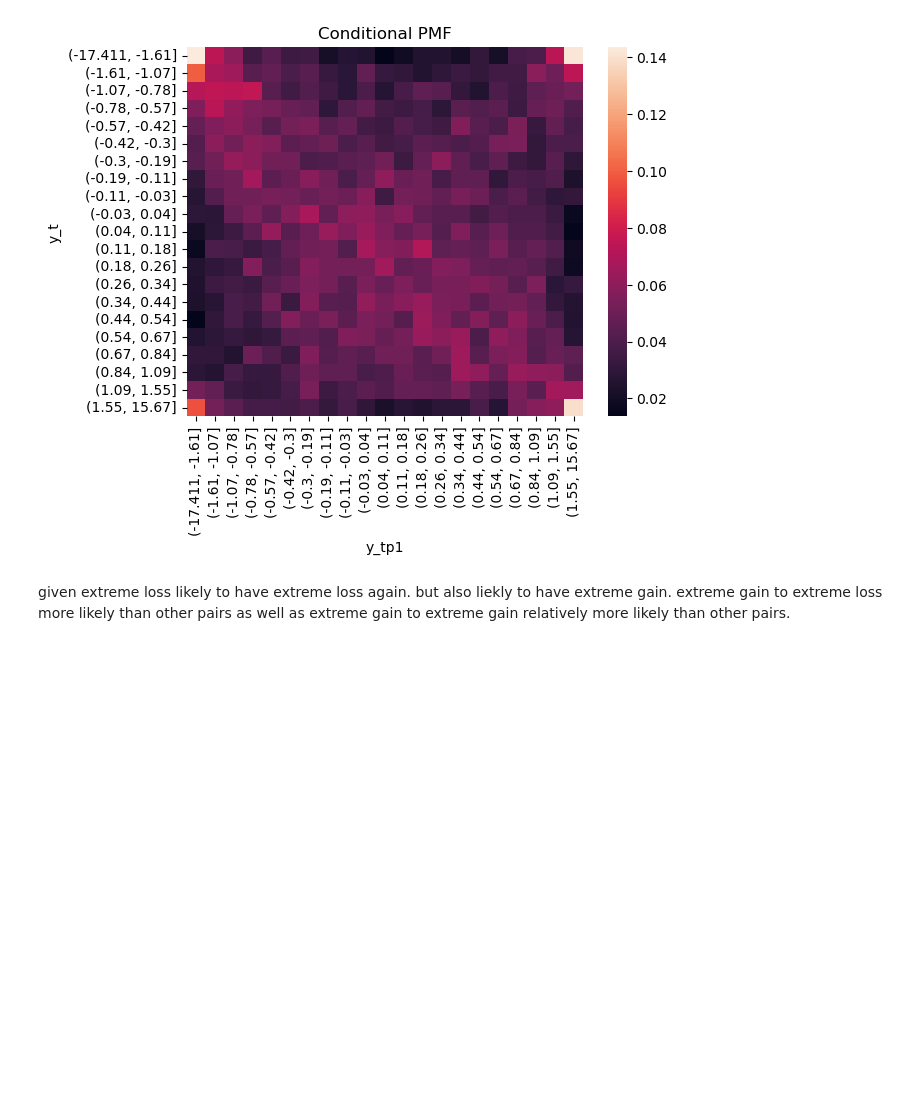
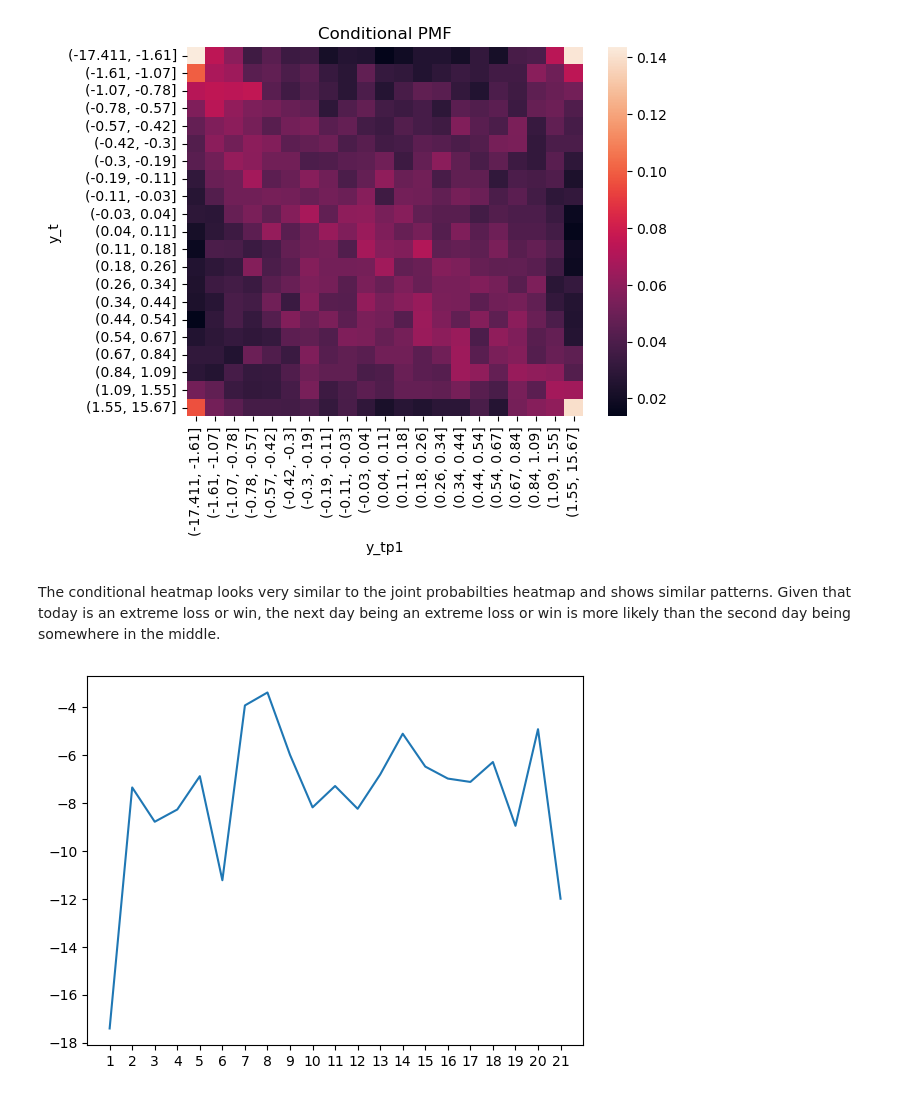
Before and after one commit to sayuri005/uu_markov, a Jupyter notebook: lab_1/lab.ipynb, the cells around one changed output. Drawn from its saved outputs; the diff is of its cells as text; code cells hidden in the pictures; blank space fills up the shorter version.

```diff
--- a/lab_1/lab.ipynb
+++ b/lab_1/lab.ipynb
@@ -246,7 +245,7 @@ sns.heatmap(conditional_21_subtract).set(title='Conditional PMF')
 [Text(0.5, 1.0, 'Conditional PMF')]
 [figure]
 # %% [markdown]
-given extreme loss likely to have extreme loss again. but also liekly to have extreme gain. extreme gain to extreme loss more likely than other pairs as well as extreme gain to extreme gain relatively more likely than other pairs.
+The conditional heatmap looks very similar to the joint probabilties heatmap and shows similar patterns. Given that today is an extreme loss or win, the next day being an extreme loss or win is more likely than the second day being somewhere in the middle.
 # %%
 df['y_t'] = pd.qcut(
     df['market_return_pct'], q=21, labels=False
@@ -267 +254,11 @@ for x in sorted(df['y_t'].dropna().unique()):
+# %%
+#min
+bins21 = range(1,22)
+df['market_tp1'] = df['market_return_pct'].shift(-1)
+tomorrow_min = df.groupby('y_t', observed=False)['market_tp1'].min().reset_index()
+plt.plot(bins21,tomorrow_min['market_tp1'])
+plt.xticks(range(1,22))
+plt.show()
+# %% [output]
+[figure, added]
 # %%
```
Also changed, not shown: parts of 11 cells of this notebook, 3 other files.
